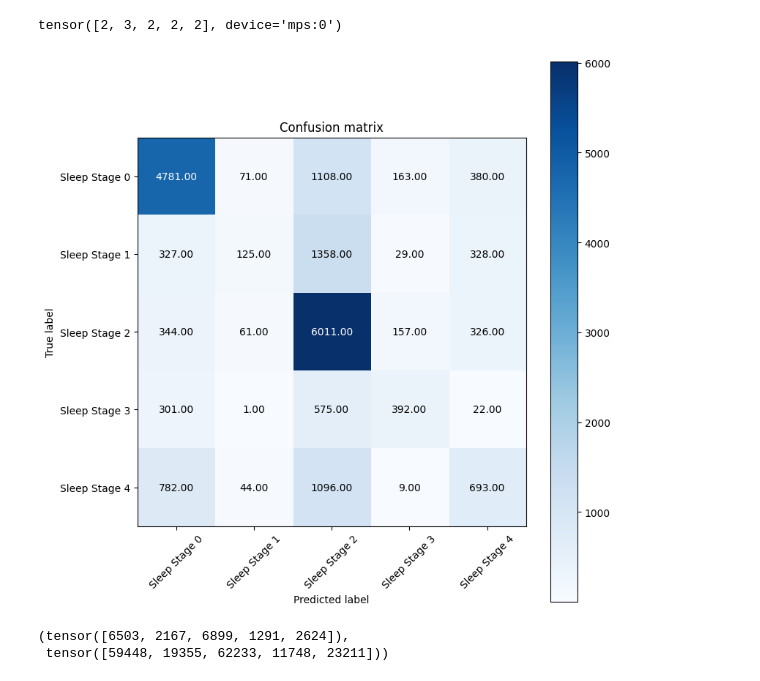
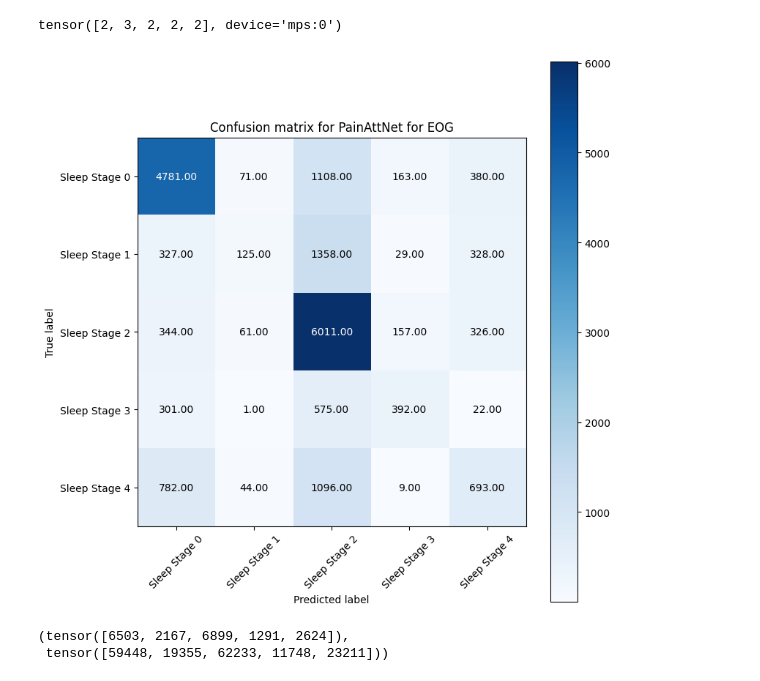
Before and after one commit to oscarninou/adl24-sleep-stage, a Jupyter notebook: random_projection_pretraing.ipynb, the cells around one changed output. Drawn from its saved outputs; the diff is of its cells as text; code cells hidden in the pictures.

```diff
--- a/random_projection_pretraing.ipynb
+++ b/random_projection_pretraing.ipynb
@@ -472,7 +472,7 @@ with open('models/PainAttFinal_EOG.pkl', 'wb') as f:
     pickle.dump(final_model, f)
 # %%
 ### Build a confusion matrix
-def compute_confusion_matrix(model, dataloader):
+def compute_confusion_matrix(model, dataloader, raw_signal = True):
     model.eval()  # Set the model to evaluation mode
     num_classes = 5
     conf_matrix = th.zeros(num_classes, num_classes)
@@ -480,7 +480,11 @@ def compute_confusion_matrix(model, dataloader):
     with th.no_grad():
         for inputs, labels in tqdm(dataloader):
             # Move inputs and labels to the appropriate device (e.g., GPU)
-            inputs = inputs.unsqueeze(1).to(device)
+            if raw_signal:
+                inputs = inputs.unsqueeze(1).to(device)
+            else:
+
+                inputs = inputs.to(device)
             labels = labels.to(device)
 
             # Forward pass
@@ -494,10 +498,10 @@ def compute_confusion_matrix(model, dataloader):
     return conf_matrix
 
 
-def plot_confusion_matrix(conf_matrix, class_names, model_naùe):
+def plot_confusion_matrix(conf_matrix, class_names, model_name):
     plt.figure(figsize=(8, 8))
     plt.imshow(conf_matrix, interpolation='nearest', cmap=plt.cm.Blues)
-    plt.title('Confusion matrix for {model_name}')
+    plt.title(f'Confusion matrix for {model_name}')
     plt.colorbar()
 
     tick_marks = np.arange(len(class_names))
@@ -514,15 +518,18 @@ def plot_confusion_matrix(conf_matrix, class_names, model_naùe):
     plt.tight_layout()
     plt.ylabel('True label')
     plt.xlabel('Predicted label')
-
-dataset_v = TensorDataset(xvalid, yvalid)
-valid_loader = DataLoader(dataset_v, batch_size= 500, shuffle=True)
-
-conf = compute_confusion_matrix(final_model, valid_loader)
-classes = [f"Sleep Stage {i}" for i in range(5)]
-plot_confusion_matrix(conf, classes)
-# %% [output]
-[figure, removed]
+# %%
+with open('models/PainAttFinal_EOG.pkl', 'rb') as f:
+    final_model = pickle.load(f)
+
+dataset_v = TensorDataset(xvalid, yvalid)
+valid_loader = DataLoader(dataset_v, batch_size= 500, shuffle=True)
+
+conf = compute_confusion_matrix(final_model, valid_loader, raw_signal = False)
+classes = [f"Sleep Stage {i}" for i in range(5)]
+plot_confusion_matrix(conf, classes, 'PainAttNet for EOG')
+# %% [output]
+[figure, added]
 # %%
 th.bincount(yvalid), th.bincount(ytrain)
 # %% [output]
```
Also changed, not shown: parts of 1 cell of this notebook.
